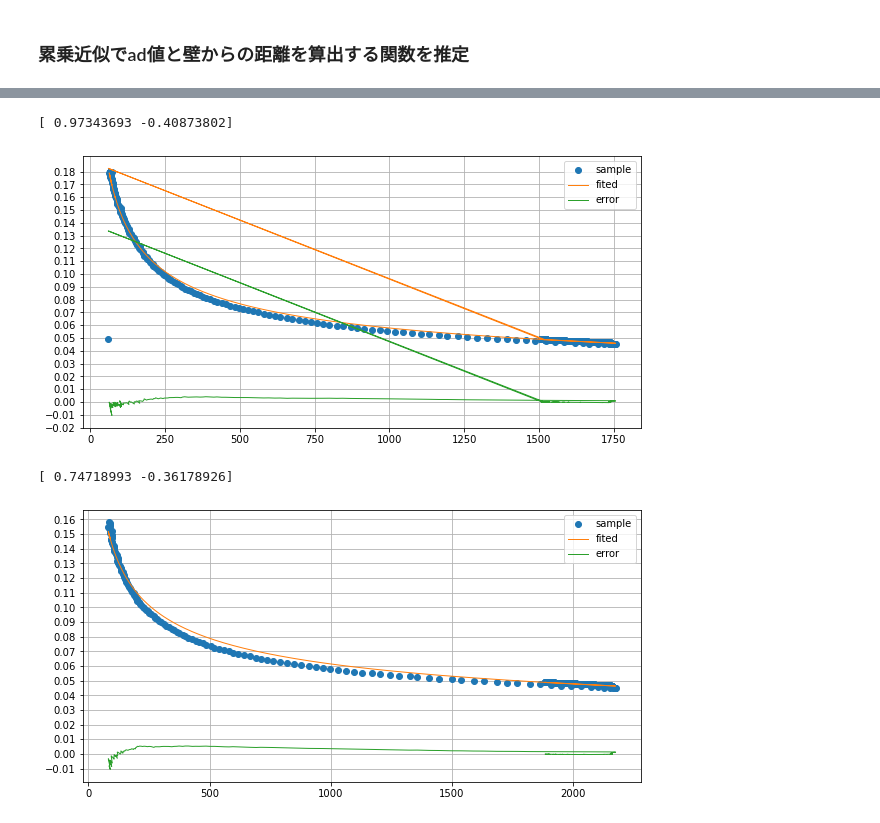
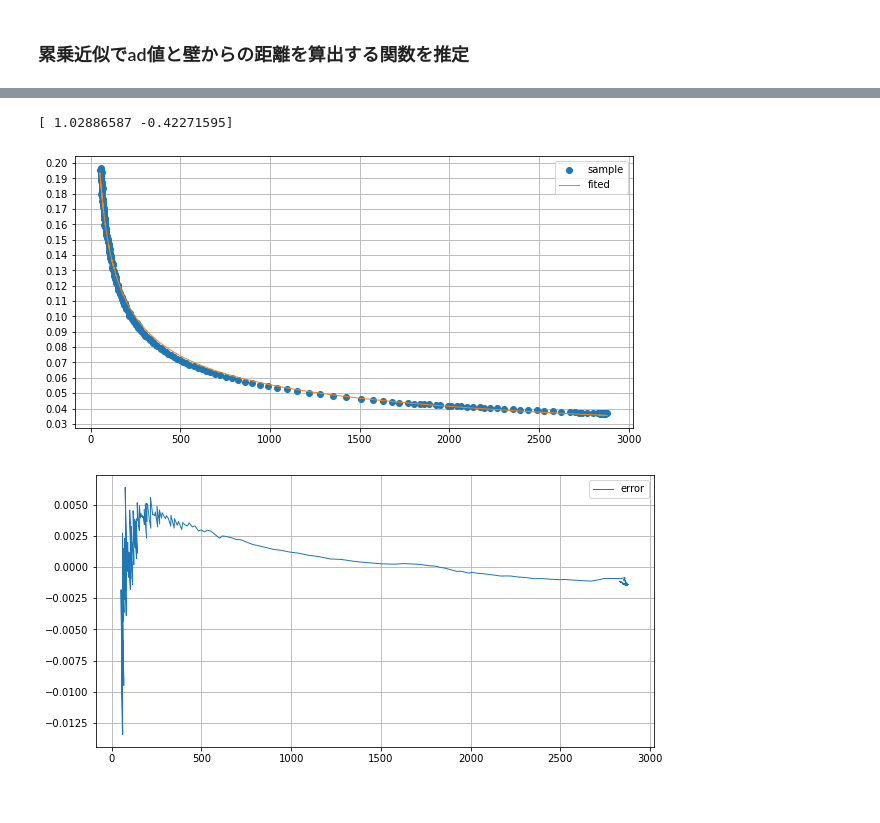
Before and after one commit to GanonKuppa/trrkuwaganon, a Jupyter notebook: tool/regression/regression.ipynb, the cells around one changed output, grey strips where cells are left out. Drawn from its saved outputs; the diff is of its cells as text; code cells hidden in the pictures.

```diff
--- a/tool/regression/regression.ipynb
+++ b/tool/regression/regression.ipynb
@@ -9,3 +9,22 @@ import math
 
 def target_func(x, a, b):
     return a * x**b
+# %%
+# ログ用csvファイルの読み込み
+
+path = "C:/Users/qtfdl/Desktop/log.csv"
+csv_data = np.loadtxt(path, delimiter=",", dtype = float, skiprows=1)
+
+TIMESTAMP_COL = 0
+D_LA_COL = 23
+D_RA_COL = 26
+WALL_LA_COL = 27
+WALL_RA_COL = 30
+THREE_SECTION_AHEAD_DIST_COL = 52
+
+timestamp = csv_data[:, TIMESTAMP_COL]
+d_la = csv_data[:, D_LA_COL]
+d_ra = csv_data[:, D_RA_COL]
+wall_la = csv_data[:, WALL_LA_COL]
+wall_ra = csv_data[:, WALL_RA_COL]
+three_section_ahead_dist = csv_data[:, THREE_SECTION_AHEAD_DIST_COL]
@@ -12,43 +82,28 @@ def target_func(x, a, b):
 # %%
-##########################
-x = ad_la
-y = dist_from_wall
+# AD値からfitting係数算出
+x = wall_la[40:]
+y = three_section_ahead_dist[40:]
 
 p_opt, cov = curve_fit(target_func, x, y, maxfev=500000)
 print(p_opt)
 
 y_fit = np.vectorize(target_func)
 
 plt.figure(figsize=(10,5))
 plt.grid()
-plt.yticks( [-0.02,-0.01,0.0,0.01,0.02,0.03,0.04, 0.05, 0.06, 0.07, 0.08, 0.09, 0.10, 0.11, 0.12, 0.13, 0.14, 0.15, 0.16, 0.17, 0.18] )
+plt.yticks(np.arange(-0.22, 0.22, step=0.01))
 plt.plot(x,y,lw=0,marker='o',clip_on=False, label="sample")
 plt.plot(x,y_fit(x, *p_opt),lw=1, label="fited")
+plt.legend()
+plt.show()
+
+plt.figure(figsize=(10,5))
+plt.yticks(np.arange(-0.03, 0.03, step=0.0025))
+plt.grid()
 plt.plot(x,y_fit(x, *p_opt)-y,lw=1, label="error")
 plt.legend()
 plt.show()
 # %% [output]
-[ 0.97343693 -0.40873802]
+[ 1.02886587 -0.42271595]
-[figure, old version]
+[figure, new version]
+[figure, added]
-# %%
-##########################
-x = ad_ra[60:-1]
-y = dist_from_wall[60:-1]
-
-p_opt, cov = curve_fit(target_func, x, y, maxfev=100000)
-print(p_opt)
-
-y_fit = np.vectorize(target_func)
-
-plt.figure(figsize=(10,5))
-plt.grid()
-plt.yticks( [-0.02,-0.01,0.0,0.01,0.02,0.03,0.04, 0.05, 0.06, 0.07, 0.08, 0.09, 0.10, 0.11, 0.12, 0.13, 0.14, 0.15, 0.16, 0.17, 0.18] )
-plt.plot(x,y,lw=0,marker='o',clip_on=False, label="sample")
-plt.plot(x,y_fit(x,*p_opt),lw=1, label="fited")
-plt.plot(x,y_fit(x,*p_opt)-y,lw=1, label="error")
-
-plt.legend()
-plt.show()
-# %% [output]
-[ 0.74718993 -0.36178926]
-[figure, removed]
```
Also changed, not shown: parts of 5 cells of this notebook, 2 other files.
